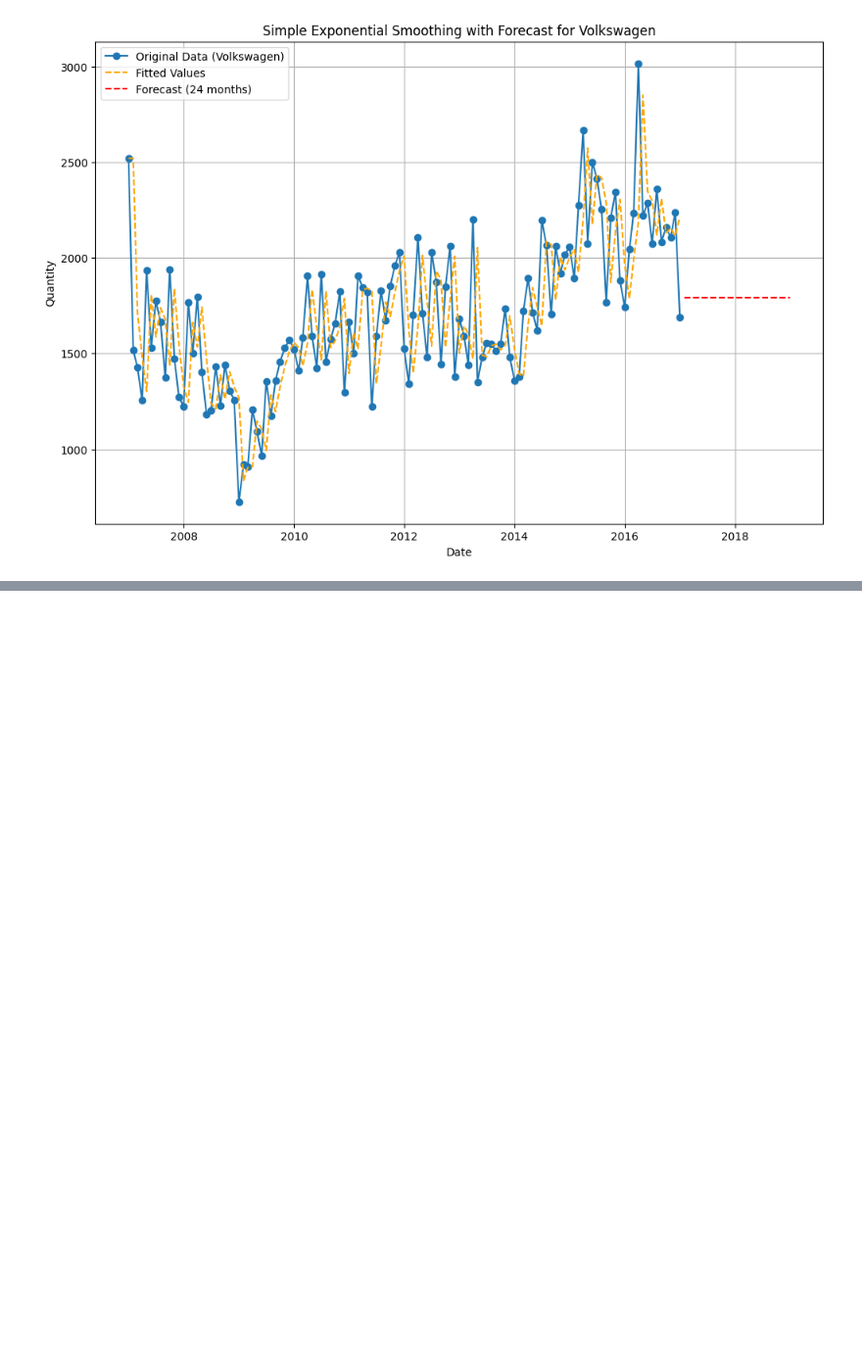
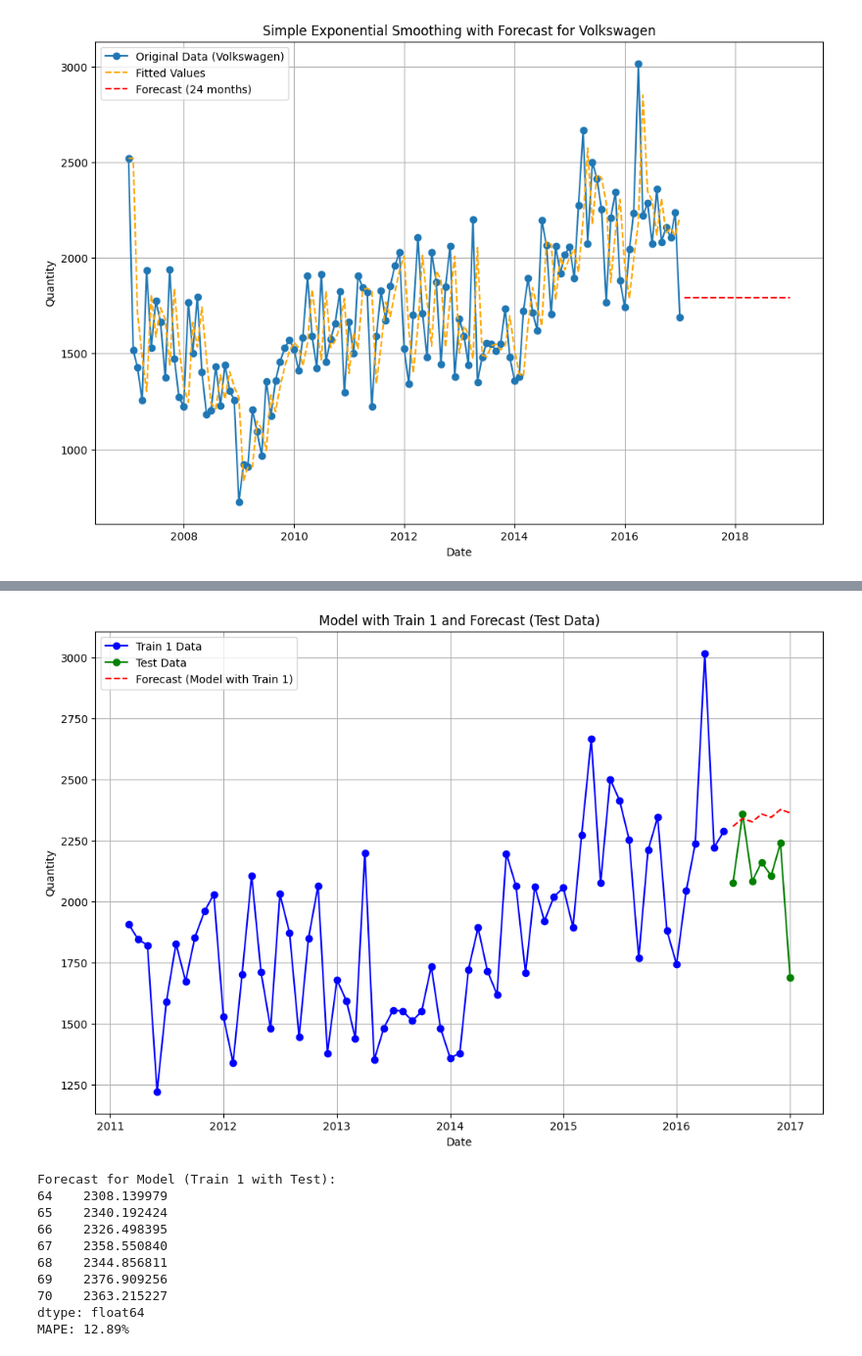
Before and after one commit to apfsds3bm9/test, a Jupyter notebook: SES_model.ipynb, the cells around one changed output, grey strips where cells are left out. Shown: that part at 98% size. Cells and saved outputs as stored; diff of their text form; code cells hidden in the pictures; blank space fills up the shorter version.

```diff
--- a/SES_model.ipynb
+++ b/SES_model.ipynb
@@ -298,0 +243,56 @@ plt.show()
+# %%
+# Xây dựng mô hình Exponential Smoothing với trend và seasonality
+model = ExponentialSmoothing(
+    train_2["Quantity"],
+    trend="add",  # Áp dụng yếu tố trend
+    seasonal="add",  # Áp dụng yếu tố seasonality
+    seasonal_periods= 2  # Số mùa vụ (12 tháng trong 1 năm)
+)
+
+# Huấn luyện mô hình
+model_fit = model.fit()
+
+# Dự báo cho 3 tháng (test)
+forecast = model_fit.forecast(steps=7)
+
+# Vẽ kết quả cho mô hình
+plt.figure(figsize=(12, 8))
+
+# Plot dữ liệu gốc và dự báo
+plt.plot(train_2["ds"], train_2["Quantity"], label="Train 1 Data", color="blue", marker="o")
+plt.plot(test["ds"], test["Quantity"], label="Test Data", color="green", marker="o")
+plt.plot(test["ds"], forecast[:], label="Forecast (Model with Train 1)", color="red", linestyle="--")
+plt.title("Model with Train 1 and Forecast (Test Data)")
+plt.xlabel("Date")
+plt.ylabel("Quantity")
+plt.legend()
+plt.grid()
+
+plt.show()
+
+# In ra kết quả dự báo
+print("Forecast for Model (Train 1 with Test):")
+print(forecast)
+
+# Dự báo (forecast)
+forecast_val = forecast.values
+
+# Giá trị thực tế (Actual)
+actual_val = test["Quantity"].values
+
+# Tính MAPE
+mape = np.mean(np.abs((actual_val - forecast_val) / actual_val)) * 100
+# In ra kết quả MAPE
+print(f"MAPE: {mape:.2f}%")
+# %% [output]
+[figure, added]
+Forecast for Model (Train 1 with Test):
+64    2308.139979
+65    2340.192424
+66    2326.498395
+67    2358.550840
+68    2344.856811
+69    2376.909256
+70    2363.215227
+dtype: float64
+MAPE: 12.89%
```
Also changed, not shown: parts of 11 cells of this notebook.
